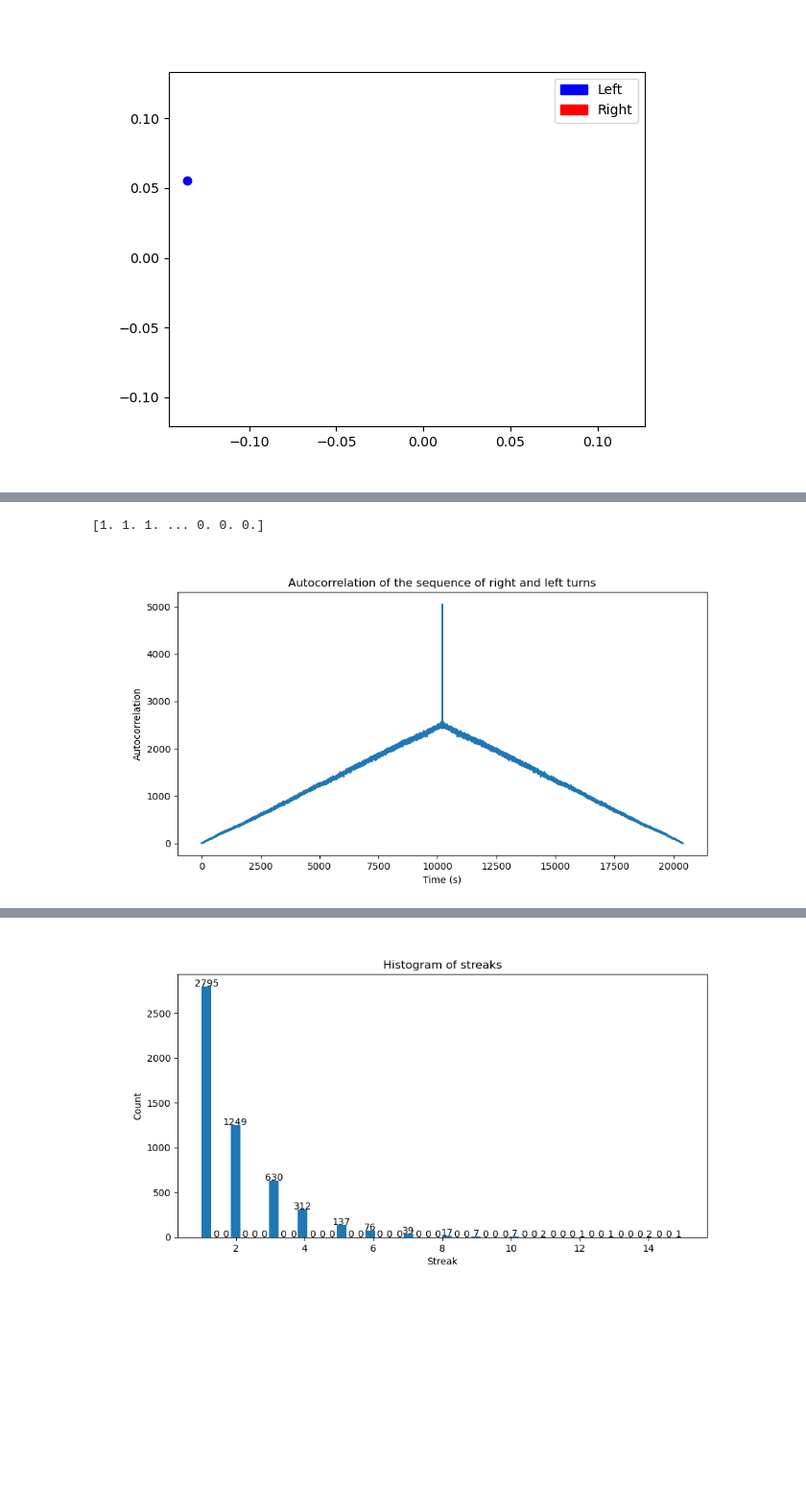
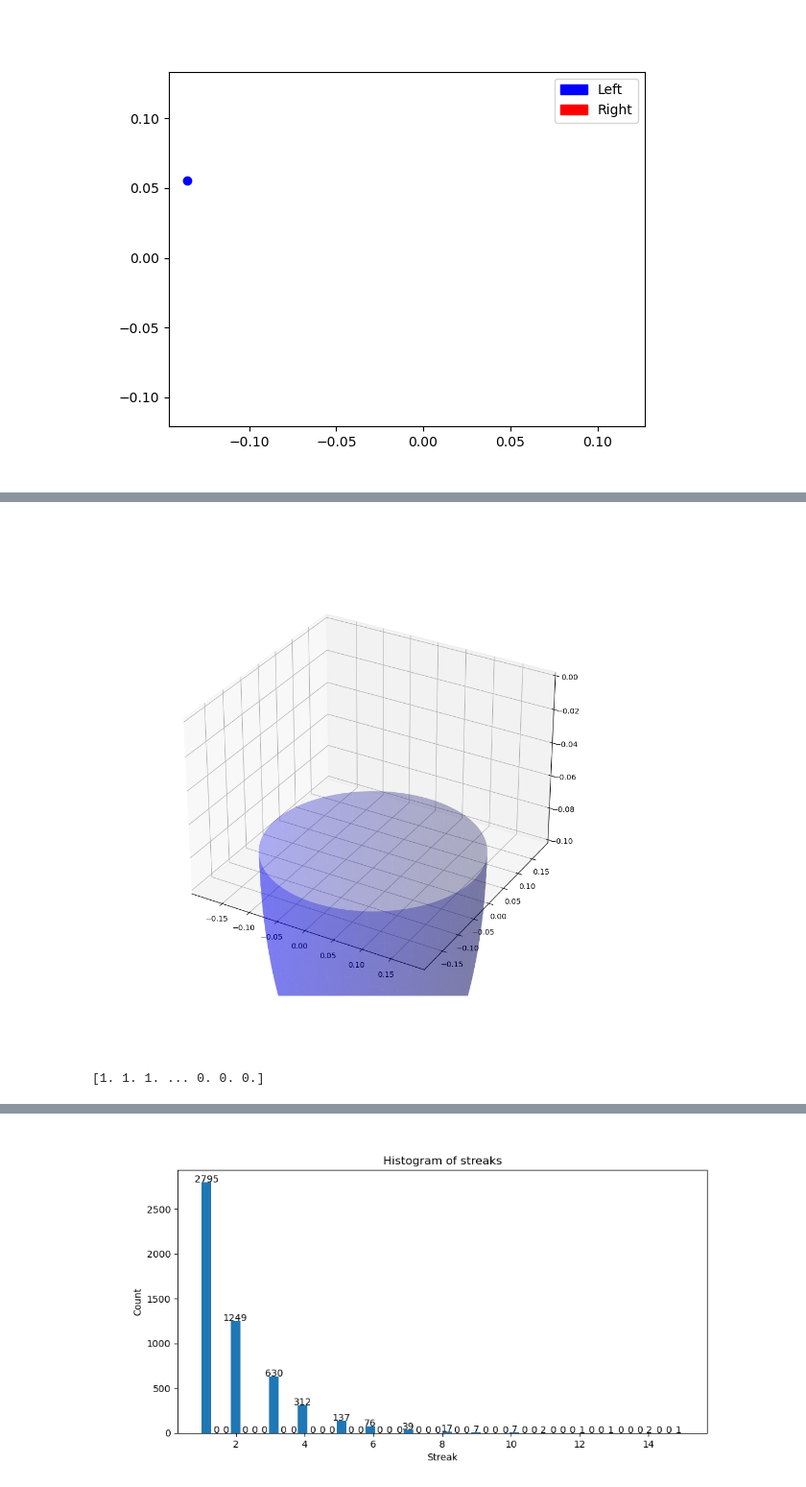
Before and after one commit to kajalkumarii/Bias, a Jupyter notebook: tun_bias_single.ipynb, the cells around one changed output, grey strips where cells are left out. Shown at 96% size. Drawn from its saved outputs; the diff is of its cells as text; code cells hidden in the pictures; blank space fills up the shorter version.

Commit message:
update graphs

```diff
--- a/tun_bias_single.ipynb
+++ b/tun_bias_single.ipynb
@@ -391,3 +346,60 @@ plt.show()
+# %%
+import numpy as np
+import matplotlib.pyplot as plt
+from mpl_toolkits.mplot3d import Axes3D
+import matplotlib.animation as animation
+from IPython.display import HTML
+
+# Define the bowl dimensions
+r = 0.18  # radius in meters
+h = 0.09  # height in meters (height of the bowl)
+shift = r - h  # the shift upward
+
+# Define resolution and range for theta and phi
+res = 100  # Increase resolution
+theta_range = np.linspace(0, 2.*np.pi, res)  # azimuthal angle
+phi_range = np.linspace(0, np.pi/2, res)  # polar angle
+
+# Define the x, y, and z coordinates for the bowl
+theta, phi = np.meshgrid(theta_range, phi_range)
+x = r * np.sin(phi) * np.cos(theta)
+y = r * np.sin(phi) * np.sin(theta)
+z = shift + r * np.cos(phi)
+
+# Create the 3D figure
+fig = plt.figure(figsize=(10,10))
+ax = fig.add_subplot(111, projection='3d')
+
+# Plot the bowl
+ax.plot_surface(x, y, -z, color='b', alpha=0.3)  # The negative sign to make bowl face downwards
+
+# Setting equal aspect ratio for all axes
+# ax.set_box_aspect([1,1,1])
+
+# Setting z axis limits
+ax.set_zlim(-0.1, 0)
+
+# Create animation
+line, = ax.plot([], [], [], lw=2)
+
+def init():
+    ax.scatter(ddf.fishx[3000:4000], ddf.fishy[3000:4000], ddf.fishz[3000:4000], c=turns[3000:4000], cmap='bwr')
+    ax.set_xlabel('x (m)')
+    ax.set_ylabel('y (m)')
+    ax.set_zlabel('z (m)')
+    return line,
+
+def animate(i):
+    line.set_data(ddf.fishx[3000:3000+i], ddf.fishy[3000:3000+i])
+    line.set_3d_properties(ddf.fishz[3000:3000+i])
+    return line,
+
+ani = animation.FuncAnimation(fig, animate, init_func=init, frames=1000, interval=200, blit=True)
+
+# Convert the animation to HTML5 video
+plt.show()
+# %% [output]
+[figure, added]
 # %%
 #  replace all -1 with 0 in turns
 turns[turns == -1] = 0
@@ -398,15 +410,13 @@ print(turns)
 #  calculate autocorrelation of the sequence of right and left turns
 autocorrelation = np.correlate(turns, turns, mode='full')
 
-#  plot autocorrelation
-plt.figure(figsize=(10, 5))
-plt.plot(autocorrelation)
-plt.xlabel('Time (s)')
-plt.ylabel('Autocorrelation')
-plt.title('Autocorrelation of the sequence of right and left turns')
-plt.show()
+# #  plot autocorrelation
+# plt.figure(figsize=(10, 5))
+# plt.plot(autocorrelation)
+# plt.xlabel('Time (s)')
+# plt.ylabel('Autocorrelation')
+# plt.title('Autocorrelation of the sequence of right and left turns')
+# plt.show()
-# %% [output]
-[figure, removed]
 # %%
 def autocorr(x):
     result = np.correlate(x, x, mode='full')
```
Also changed, not shown: parts of 4 cells of this notebook, 1 other file.
